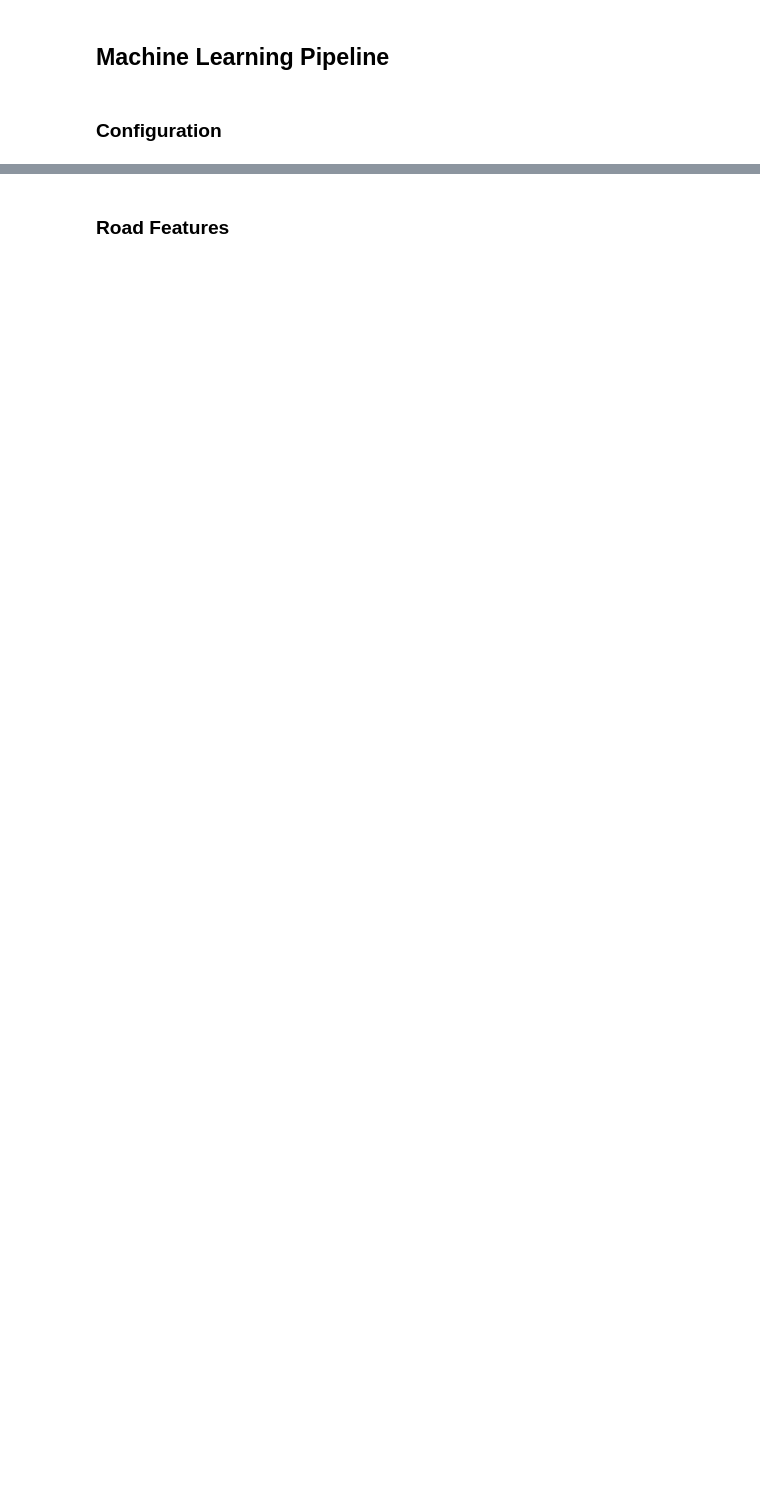
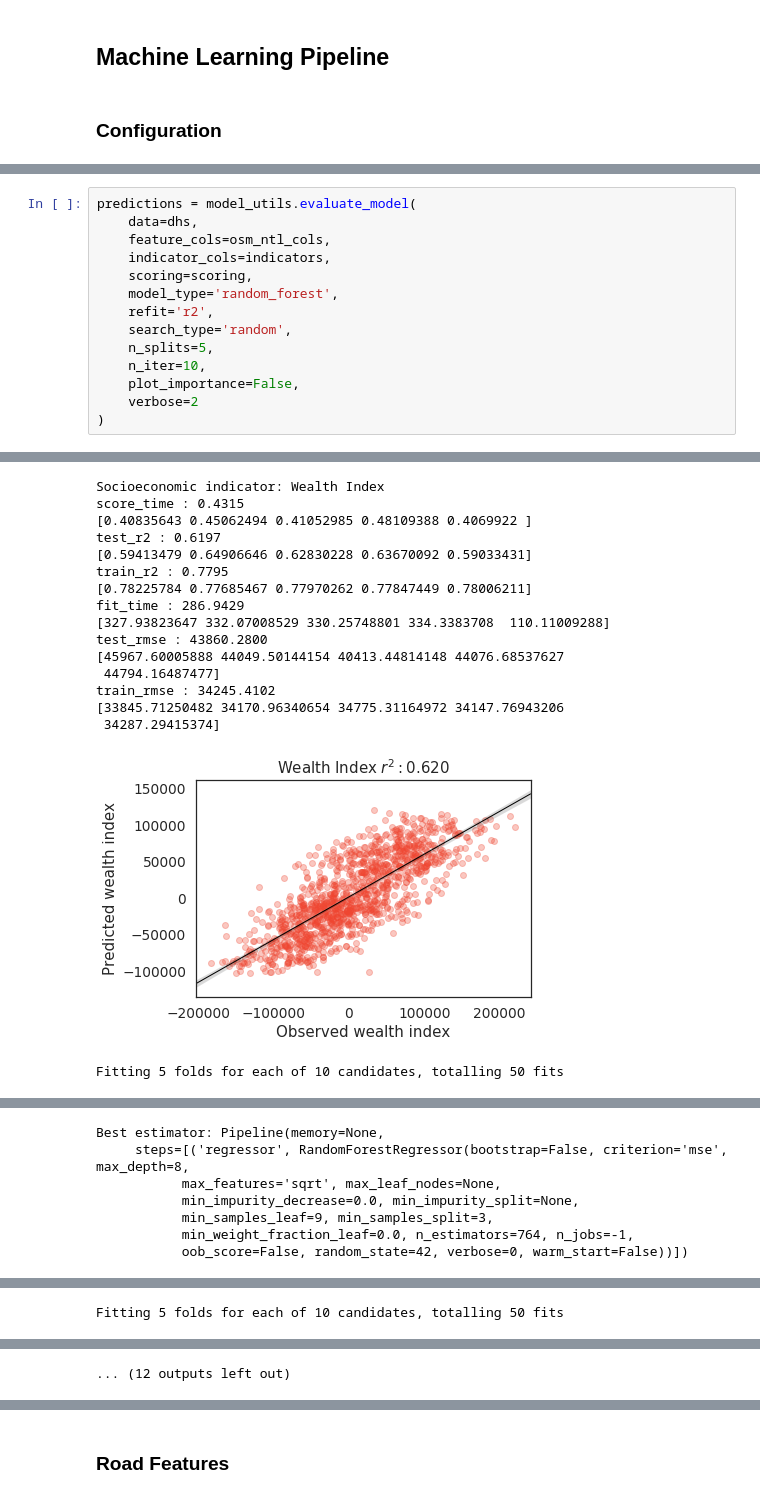
Before and after one commit to thinkingmachines/ph-poverty-mapping, a Jupyter notebook: notebooks/05_osm_model.ipynb, the cells around one changed output, grey strips where cells are left out. Saved outputs shown, nothing was run; the diff lists cells and outputs as text; blank space fills up the shorter version.

```diff
--- a/notebooks/05_osm_model.ipynb
+++ b/notebooks/05_osm_model.ipynb
@@ -115,0 +117,15 @@ indicators = [
+# %%
+predictions = model_utils.evaluate_model(
+    data=dhs,
+    feature_cols=osm_ntl_cols,
+    indicator_cols=indicators,
+    scoring=scoring,
+    model_type='random_forest',
+    refit='r2',
+    search_type='random',
+    n_splits=5,
+    n_iter=10,
+    plot_importance=False,
+    verbose=2
+)
+# %% [output]
@@ -115,0 +136,17 @@ indicators = [
+Socioeconomic indicator: Wealth Index
+score_time : 0.4315
+[0.40835643 0.45062494 0.41052985 0.48109388 0.4069922 ]
+test_r2 : 0.6197
+[0.59413479 0.64906646 0.62830228 0.63670092 0.59033431]
+train_r2 : 0.7795
+[0.78225784 0.77685467 0.77970262 0.77847449 0.78006211]
+fit_time : 286.9429
+[327.93823647 332.07008529 330.25748801 334.3383708  110.11009288]
+test_rmse : 43860.2800
+[45967.60005888 44049.50144154 40413.44814148 44076.68537627
+ 44794.16487477]
+train_rmse : 34245.4102
+[33845.71250482 34170.96340654 34775.31164972 34147.76943206
+ 34287.29415374]
+[figure, added]
+Fitting 5 folds for each of 10 candidates, totalling 50 fits
@@ -115,0 +156,7 @@ indicators = [
+Best estimator: Pipeline(memory=None,
+     steps=[('regressor', RandomForestRegressor(bootstrap=False, criterion='mse', max_depth=8,
+           max_features='sqrt', max_leaf_nodes=None,
+           min_impurity_decrease=0.0, min_impurity_split=None,
+           min_samples_leaf=9, min_samples_split=3,
+           min_weight_fraction_leaf=0.0, n_estimators=764, n_jobs=-1,
+           oob_score=False, random_state=42, verbose=0, warm_start=False))])
@@ -115,0 +181 @@ indicators = [
+Fitting 5 folds for each of 10 candidates, totalling 50 fits
@@ -115,0 +192 @@ indicators = [
+... (12 outputs left out)
```
Also changed, not shown: parts of 15 cells of this notebook, 4 other files.
